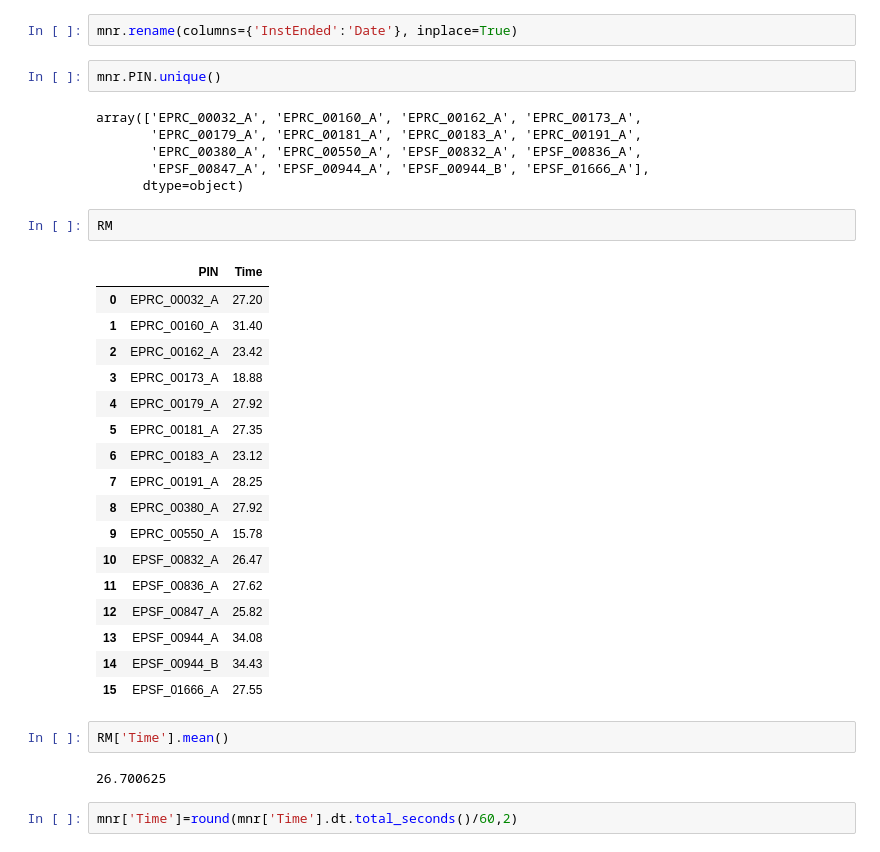
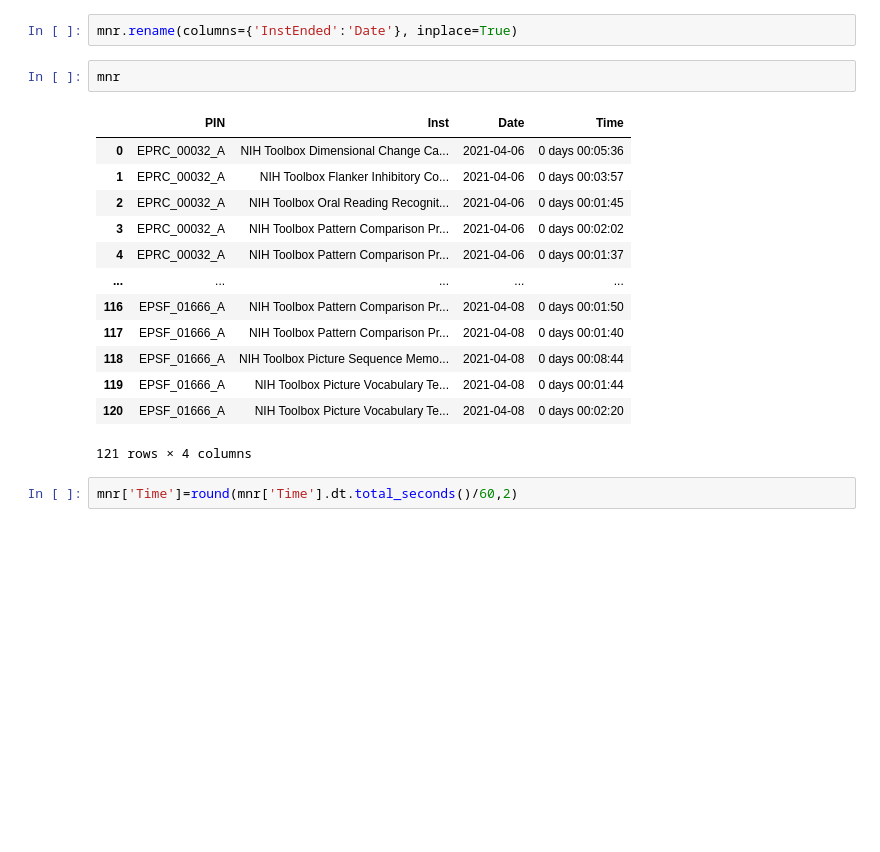
Before and after one commit to tianchu-shu/NWMSS, a Jupyter notebook: Avera/In_person_vs_remote.ipynb, the cells around one changed output. Cells and saved outputs as stored; diff of their text form; blank space fills up the shorter version.

Commit message:
adding time t test by measures

```diff
--- a/Avera/In_person_vs_remote.ipynb
+++ b/Avera/In_person_vs_remote.ipynb
@@ -245,37 +231,21 @@ RM['Time']=round(RM['Time'].dt.total_seconds()/60,2)
 # %%
 mnr.rename(columns={'InstEnded':'Date'}, inplace=True)
 # %%
-mnr.PIN.unique()
+mnr
 # %% [output]
+|  | PIN | Inst | Date | Time |
+| 0 | EPRC_00032_A | NIH Toolbox Dimensional Change Ca... | 2021-04-06 | 0 days 00:05:36 |
+| 1 | EPRC_00032_A | NIH Toolbox Flanker Inhibitory Co... | 2021-04-06 | 0 days 00:03:57 |
+| 2 | EPRC_00032_A | NIH Toolbox Oral Reading Recognit... | 2021-04-06 | 0 days 00:01:45 |
+| 3 | EPRC_00032_A | NIH Toolbox Pattern Comparison Pr... | 2021-04-06 | 0 days 00:02:02 |
+| 4 | EPRC_00032_A | NIH Toolbox Pattern Comparison Pr... | 2021-04-06 | 0 days 00:01:37 |
+| ... | ... | ... | ... | ... |
+| 116 | EPSF_01666_A | NIH Toolbox Pattern Comparison Pr... | 2021-04-08 | 0 days 00:01:50 |
+| 117 | EPSF_01666_A | NIH Toolbox Pattern Comparison Pr... | 2021-04-08 | 0 days 00:01:40 |
+| 118 | EPSF_01666_A | NIH Toolbox Picture Sequence Memo... | 2021-04-08 | 0 days 00:08:44 |
+| 119 | EPSF_01666_A | NIH Toolbox Picture Vocabulary Te... | 2021-04-08 | 0 days 00:01:44 |
+| 120 | EPSF_01666_A | NIH Toolbox Picture Vocabulary Te... | 2021-04-08 | 0 days 00:02:20 |
-array(['EPRC_00032_A', 'EPRC_00160_A', 'EPRC_00162_A', 'EPRC_00173_A',
-       'EPRC_00179_A', 'EPRC_00181_A', 'EPRC_00183_A', 'EPRC_00191_A',
-       'EPRC_00380_A', 'EPRC_00550_A', 'EPSF_00832_A', 'EPSF_00836_A',
-       'EPSF_00847_A', 'EPSF_00944_A', 'EPSF_00944_B', 'EPSF_01666_A'],
-      dtype=object)
+121 rows × 4 columns
-# %%
-RM
-# %% [output]
-|  | PIN | Time |
-| 0 | EPRC_00032_A | 27.20 |
-| 1 | EPRC_00160_A | 31.40 |
-| 2 | EPRC_00162_A | 23.42 |
-| 3 | EPRC_00173_A | 18.88 |
-| 4 | EPRC_00179_A | 27.92 |
-| 5 | EPRC_00181_A | 27.35 |
-| 6 | EPRC_00183_A | 23.12 |
-| 7 | EPRC_00191_A | 28.25 |
-| 8 | EPRC_00380_A | 27.92 |
-| 9 | EPRC_00550_A | 15.78 |
-| 10 | EPSF_00832_A | 26.47 |
-| 11 | EPSF_00836_A | 27.62 |
-| 12 | EPSF_00847_A | 25.82 |
-| 13 | EPSF_00944_A | 34.08 |
-| 14 | EPSF_00944_B | 34.43 |
-| 15 | EPSF_01666_A | 27.55 |
-# %%
-RM['Time'].mean()
-# %% [output]
-26.700625
 # %%
 mnr['Time']=round(mnr['Time'].dt.total_seconds()/60,2)
 # %%
```
Also changed, not shown: parts of 33 cells of this notebook.
